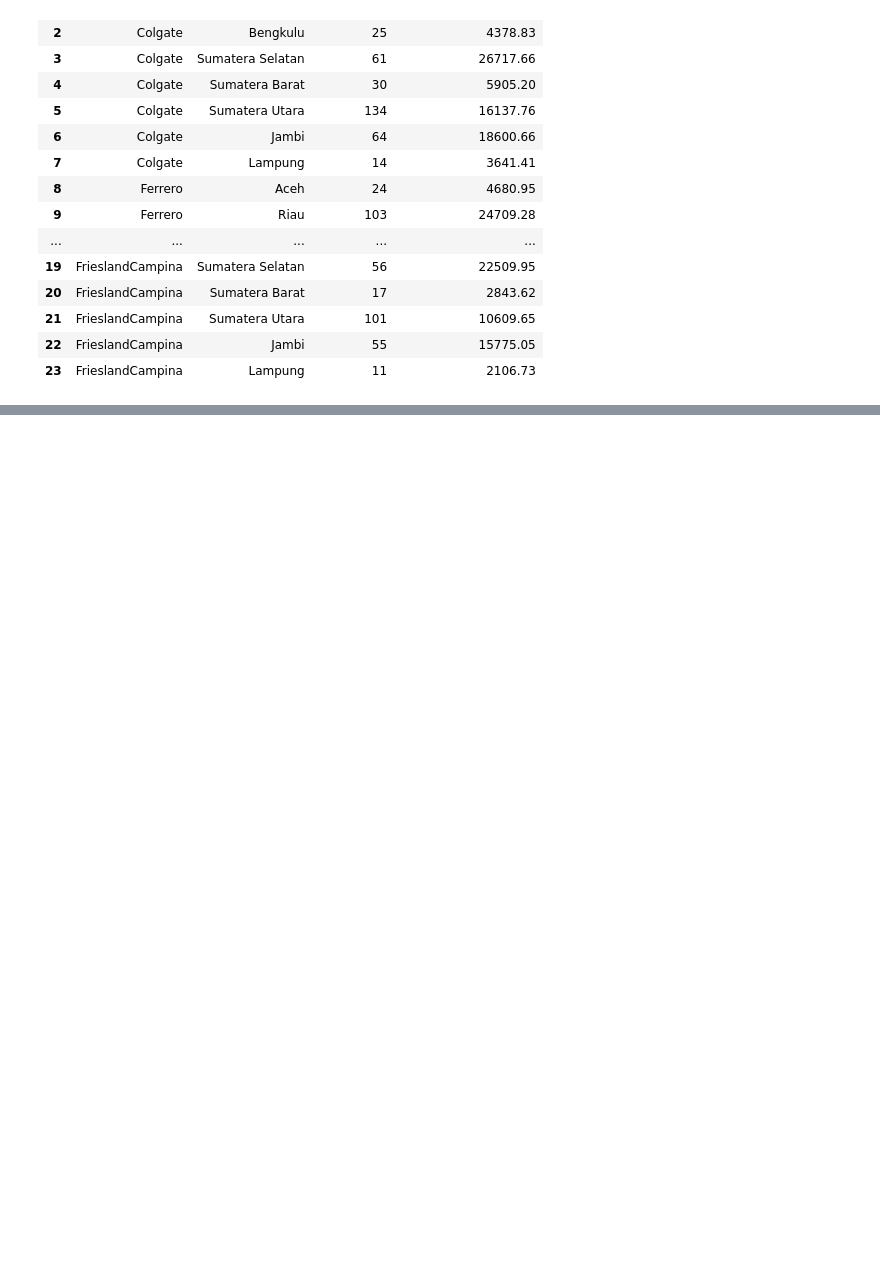
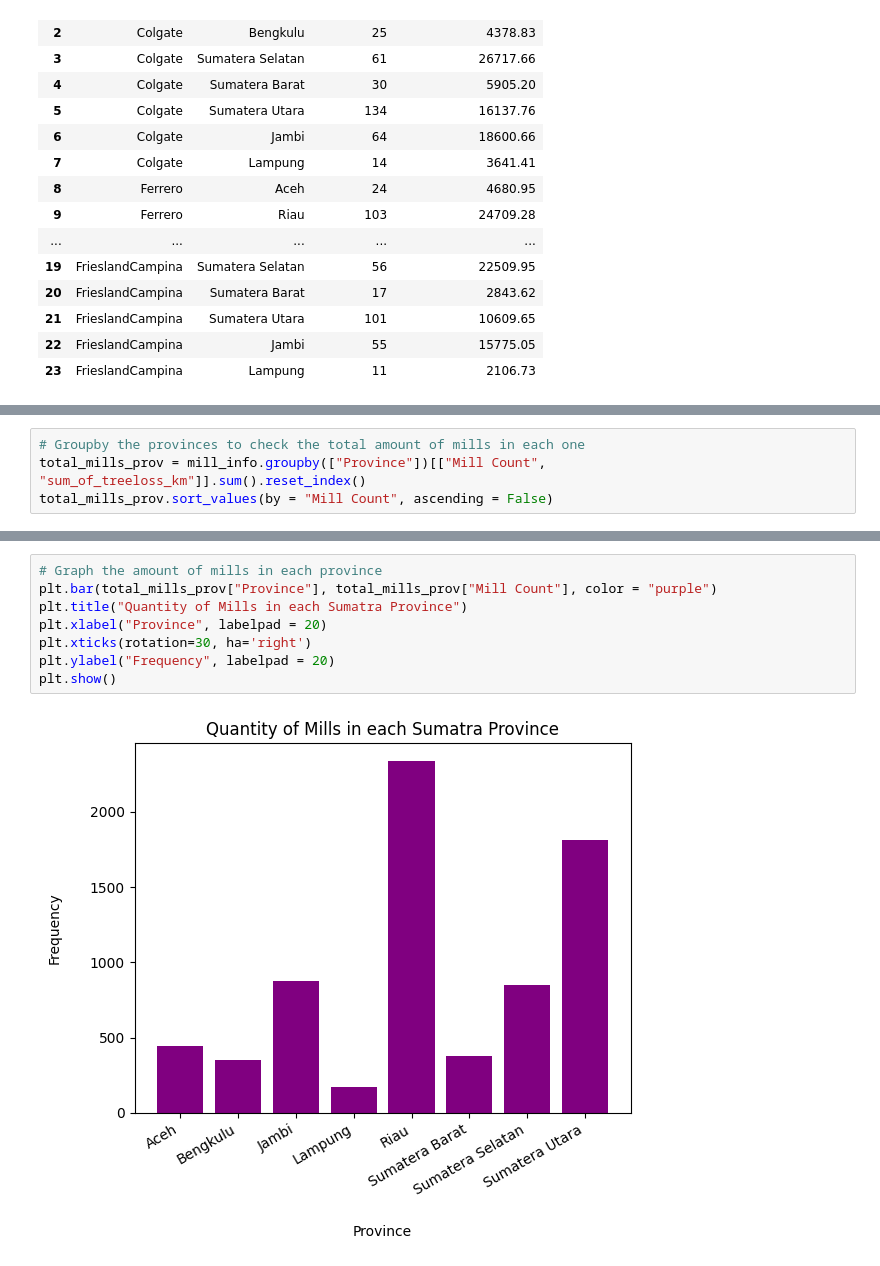
Before and after one commit to janinevillegas/PalmWatch, a Jupyter notebook: Companies_Indonesia/Companies_Indonesia/companies_Sumatra.ipynb, the cells around one changed output, grey strips where cells are left out. Cells and saved outputs as stored; diff of their text form; blank space fills up the shorter version.

```diff
--- a/Companies_Indonesia/Companies_Indonesia/companies_Sumatra.ipynb
+++ b/Companies_Indonesia/Companies_Indonesia/companies_Sumatra.ipynb
@@ -237,0 +254,4 @@ mill_info.sort_values(by = ["Mill Count", "sum_of_treeloss_km"], ascending = Fal
+# %%
+# Groupby the provinces to check the total amount of mills in each one
+total_mills_prov = mill_info.groupby(["Province"])[["Mill Count", "sum_of_treeloss_km"]].sum().reset_index()
+total_mills_prov.sort_values(by = "Mill Count", ascending = False)
@@ -237,0 +268,10 @@ mill_info.sort_values(by = ["Mill Count", "sum_of_treeloss_km"], ascending = Fal
+# %%
+# Graph the amount of mills in each province
+plt.bar(total_mills_prov["Province"], total_mills_prov["Mill Count"], color = "purple")
+plt.title("Quantity of Mills in each Sumatra Province")
+plt.xlabel("Province", labelpad = 20)
+plt.xticks(rotation=30, ha='right')
+plt.ylabel("Frequency", labelpad = 20)
+plt.show()
+# %% [output]
+[figure, added]
```
Also changed, not shown: parts of 5 cells of this notebook.
